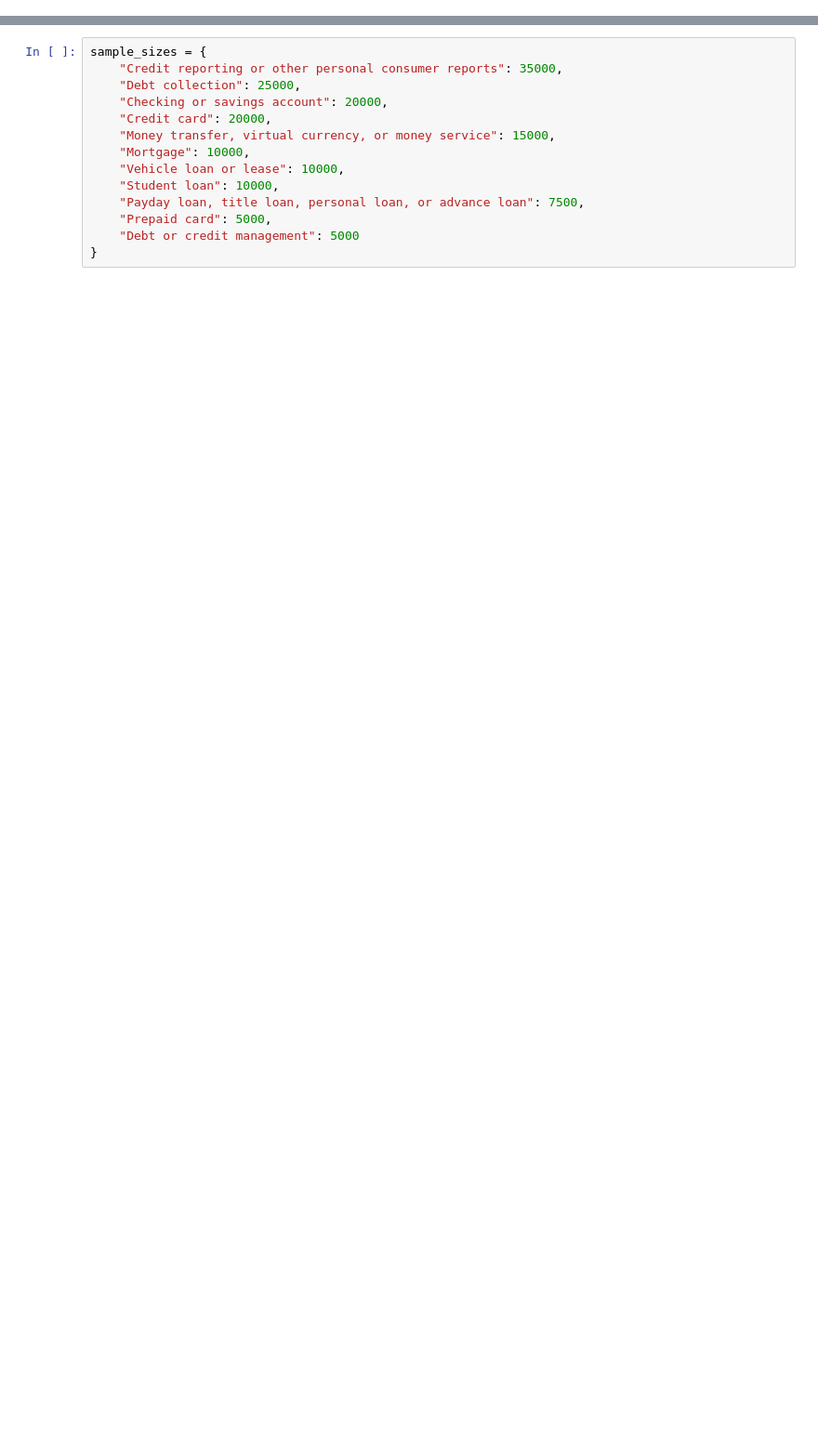
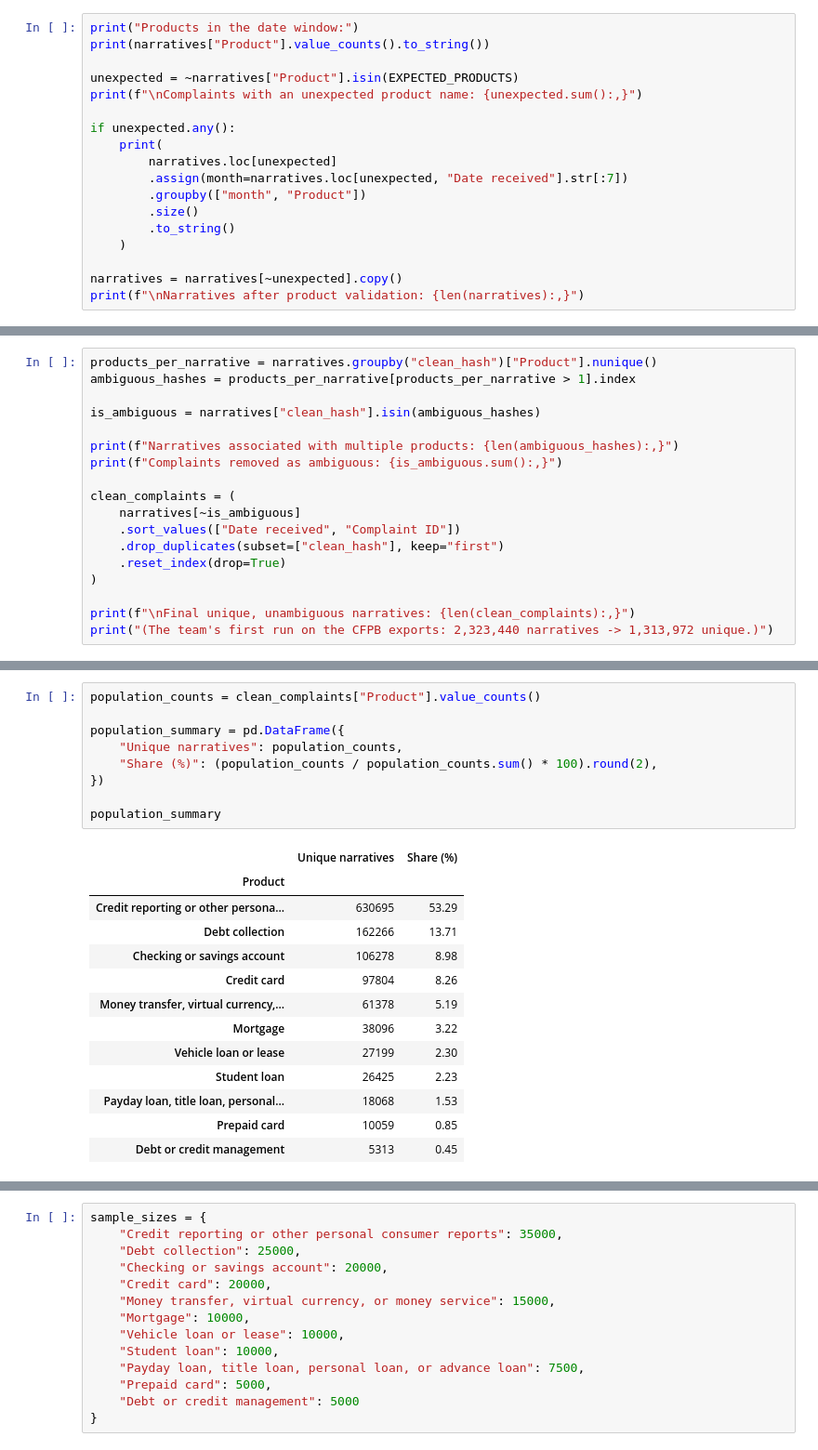
Before and after one commit to Griev-AI-ance/ComplaintRouter, a Jupyter notebook: notebooks/01_data_cleaning.ipynb, the cells around one changed output, grey strips where cells are left out. Shown at 93% size. Drawn from its saved outputs; the diff is of its cells as text; blank space fills up the shorter version.

```diff
--- a/notebooks/01_data_cleaning.ipynb
+++ b/notebooks/01_data_cleaning.ipynb
@@ -275,0 +193,18 @@ Final unique, unambiguous narratives: 1,313,972
+# %%
+print("Products in the date window:")
+print(narratives["Product"].value_counts().to_string())
+
+unexpected = ~narratives["Product"].isin(EXPECTED_PRODUCTS)
+print(f"\nComplaints with an unexpected product name: {unexpected.sum():,}")
+
+if unexpected.any():
+    print(
+        narratives.loc[unexpected]
+        .assign(month=narratives.loc[unexpected, "Date received"].str[:7])
+        .groupby(["month", "Product"])
+        .size()
+        .to_string()
+    )
+
+narratives = narratives[~unexpected].copy()
+print(f"\nNarratives after product validation: {len(narratives):,}")
@@ -275,0 +253,18 @@ Final unique, unambiguous narratives: 1,313,972
+# %%
+products_per_narrative = narratives.groupby("clean_hash")["Product"].nunique()
+ambiguous_hashes = products_per_narrative[products_per_narrative > 1].index
+
+is_ambiguous = narratives["clean_hash"].isin(ambiguous_hashes)
+
+print(f"Narratives associated with multiple products: {len(ambiguous_hashes):,}")
+print(f"Complaints removed as ambiguous: {is_ambiguous.sum():,}")
+
+clean_complaints = (
+    narratives[~is_ambiguous]
+    .sort_values(["Date received", "Complaint ID"])
+    .drop_duplicates(subset=["clean_hash"], keep="first")
+    .reset_index(drop=True)
+)
+
+print(f"\nFinal unique, unambiguous narratives: {len(clean_complaints):,}")
+print("(The team's first run on the CFPB exports: 2,323,440 narratives -> 1,313,972 unique.)")
@@ -275,0 +282,23 @@ Final unique, unambiguous narratives: 1,313,972
+# %%
+population_counts = clean_complaints["Product"].value_counts()
+
+population_summary = pd.DataFrame({
+    "Unique narratives": population_counts,
+    "Share (%)": (population_counts / population_counts.sum() * 100).round(2),
+})
+
+population_summary
+# %% [output]
+|  | Unique narratives | Share (%) |
+| Product |  |  |
+| Credit reporting or other persona... | 630695 | 53.29 |
+| Debt collection | 162266 | 13.71 |
+| Checking or savings account | 106278 | 8.98 |
+| Credit card | 97804 | 8.26 |
+| Money transfer, virtual currency,... | 61378 | 5.19 |
+| Mortgage | 38096 | 3.22 |
+| Vehicle loan or lease | 27199 | 2.30 |
+| Student loan | 26425 | 2.23 |
+| Payday loan, title loan, personal... | 18068 | 1.53 |
+| Prepaid card | 10059 | 0.85 |
+| Debt or credit management | 5313 | 0.45 |
```
Also changed, not shown: parts of 53 cells of this notebook, 52 other files.
